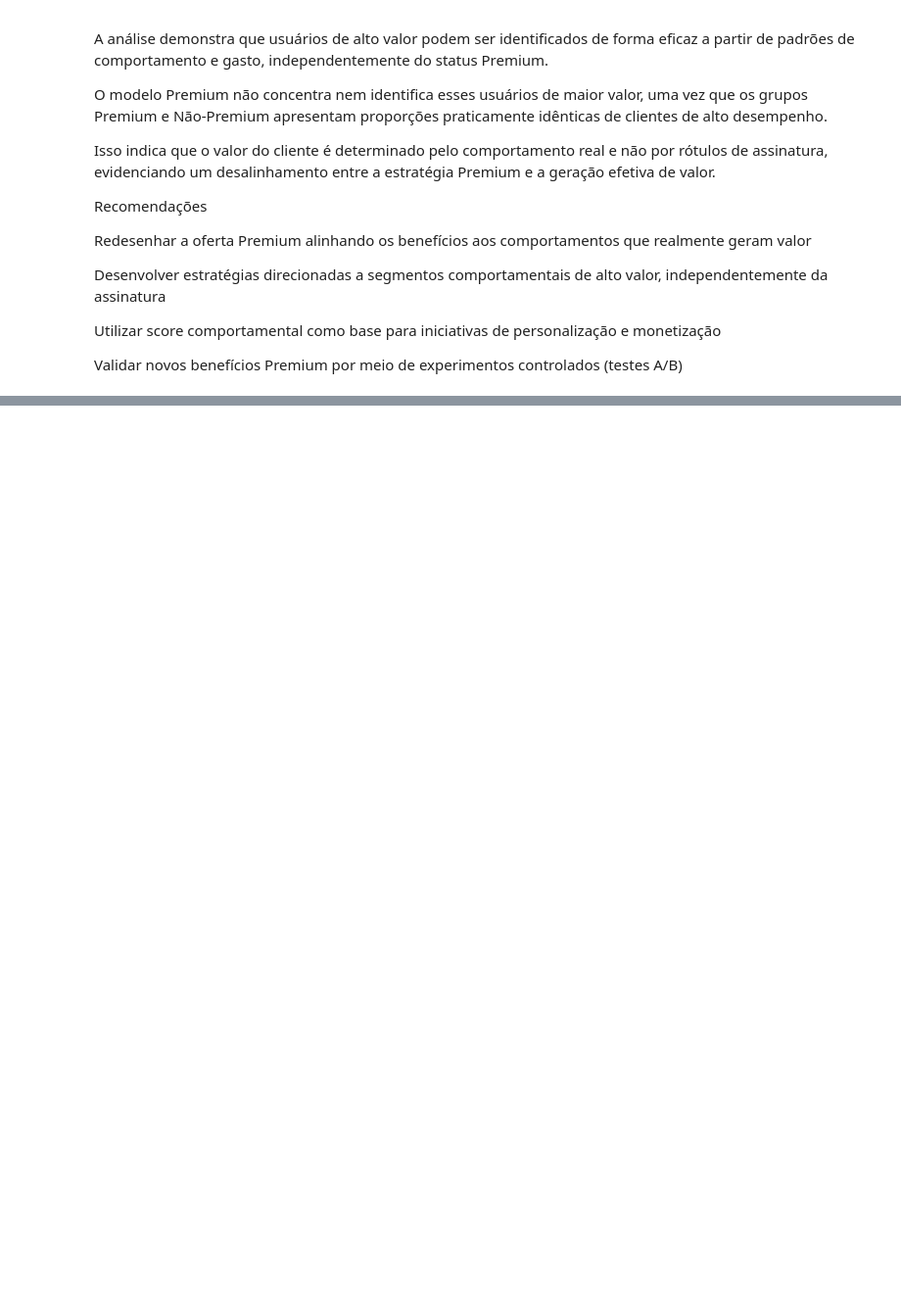
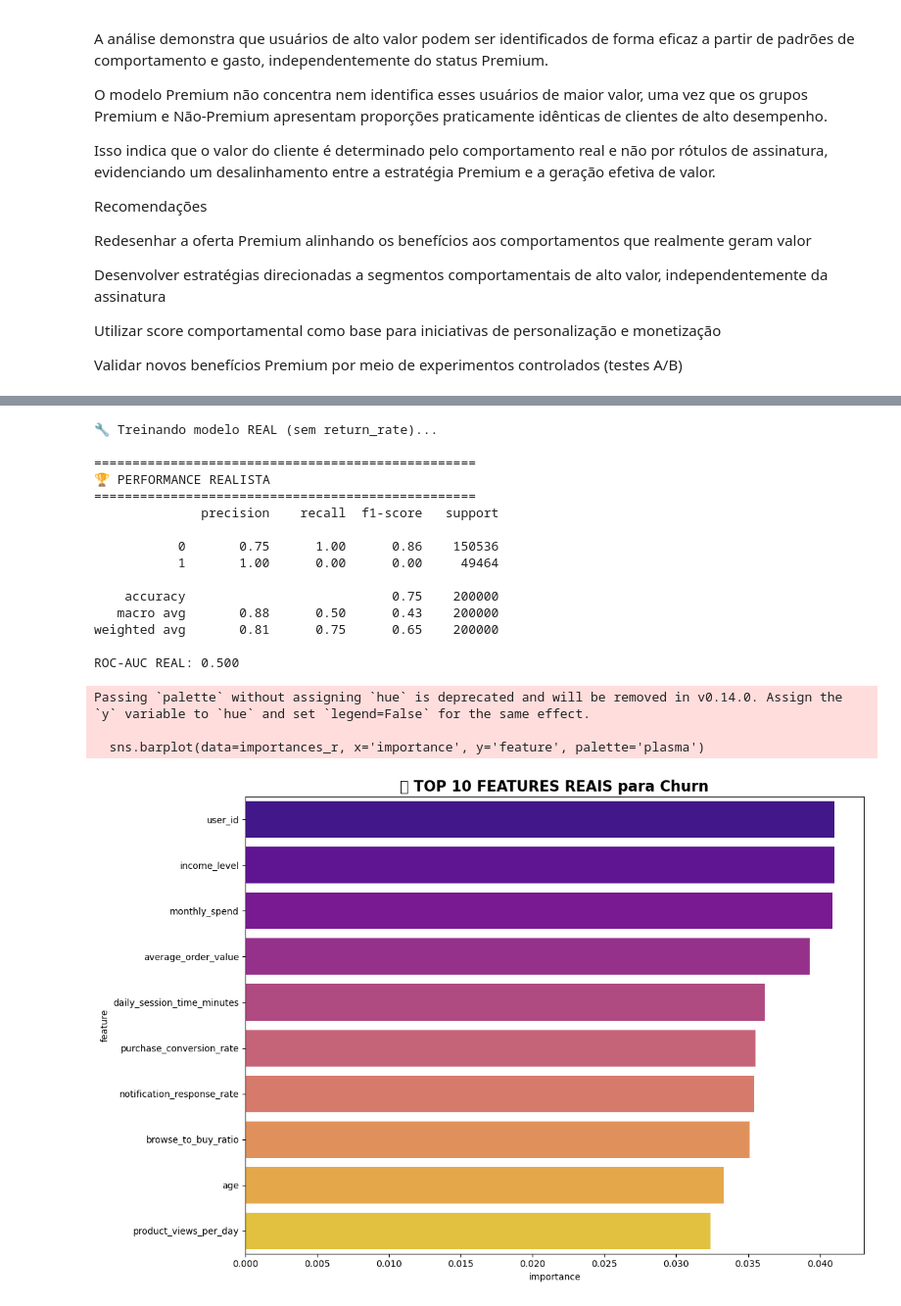
Before and after one commit to jenifercosta9/data-science-portifolio, a Jupyter notebook: 01_customer_churn_analysis/notebooks/01_exploratory_analysis.ipynb, the cells around one changed output, grey strips where cells are left out. Shown at 98% size. Drawn from its saved outputs; the diff is of its cells as text; code cells hidden in the pictures; blank space fills up the shorter version.

```diff
--- a/01_customer_churn_analysis/notebooks/01_exploratory_analysis.ipynb
+++ b/01_customer_churn_analysis/notebooks/01_exploratory_analysis.ipynb
@@ -688,0 +799,55 @@ Validar novos benefícios Premium por meio de experimentos controlados (testes A
+# %%
+## 6.2 ML REALISTA - SEM VAZAMENTO DE DADOS
+print("🔧 Treinando modelo REAL (sem return_rate)...")
+
+# Remove return_rate (causador do vazamento)
+numeric_cols = df.select_dtypes(include=['int64', 'float64']).columns
+X_real = df[numeric_cols].drop(['churn', 'userid', 'return_rate'], axis=1, errors='ignore')
+y = df['churn']
+
+# Novo treino
+X_train_r, X_test_r, y_train_r, y_test_r = train_test_split(X_real, y, test_size=0.2, random_state=42, stratify=y)
+rf_real = RandomForestClassifier(n_estimators=100, random_state=42, n_jobs=-1)
+rf_real.fit(X_train_r, y_train_r)
+
+# Resultados
+y_pred_r = rf_real.predict(X_test_r)
+y_proba_r = rf_real.predict_proba(X_test_r)[:, 1]
+
+print("\n" + "="*50)
+print("🏆 PERFORMANCE REALISTA")
+print("="*50)
+print(classification_report(y_test_r, y_pred_r))
+print(f"ROC-AUC REAL: {roc_auc_score(y_test_r, y_proba_r):.3f}")
+
+# Gráfico TOP features reais
+importances_r = pd.DataFrame({
+    'feature': X_real.columns,
+    'importance': rf_real.feature_importances_
+}).sort_values('importance', ascending=False).head(10)
+
+plt.figure(figsize=(12, 8))
+sns.barplot(data=importances_r, x='importance', y='feature', palette='plasma')
+plt.title('💎 TOP 10 FEATURES REAIS para Churn', fontsize=16, fontweight='bold')
+plt.tight_layout()
+plt.show()
+# %% [output]
+🔧 Treinando modelo REAL (sem return_rate)...
+
+==================================================
+🏆 PERFORMANCE REALISTA
+==================================================
+              precision    recall  f1-score   support
+
+           0       0.75      1.00      0.86    150536
+           1       1.00      0.00      0.00     49464
+
+    accuracy                           0.75    200000
+   macro avg       0.88      0.50      0.43    200000
+weighted avg       0.81      0.75      0.65    200000
+
+ROC-AUC REAL: 0.500
+Passing `palette` without assigning `hue` is deprecated and will be removed in v0.14.0. Assign the `y` variable to `hue` and set `legend=False` for the same effect.
+
+  sns.barplot(data=importances_r, x='importance', y='feature', palette='plasma')
+[figure, added]
```
Also changed, not shown: parts of 8 cells of this notebook, 2 other files.
